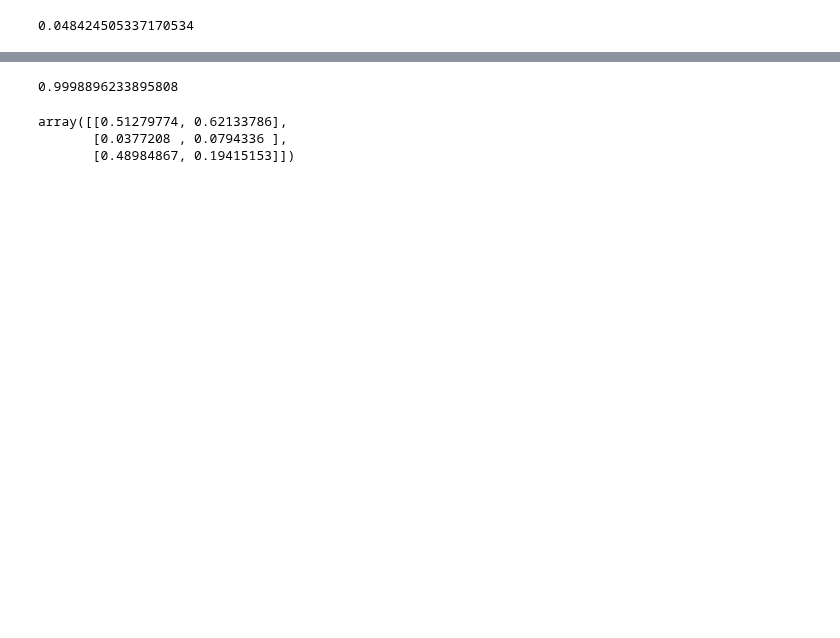
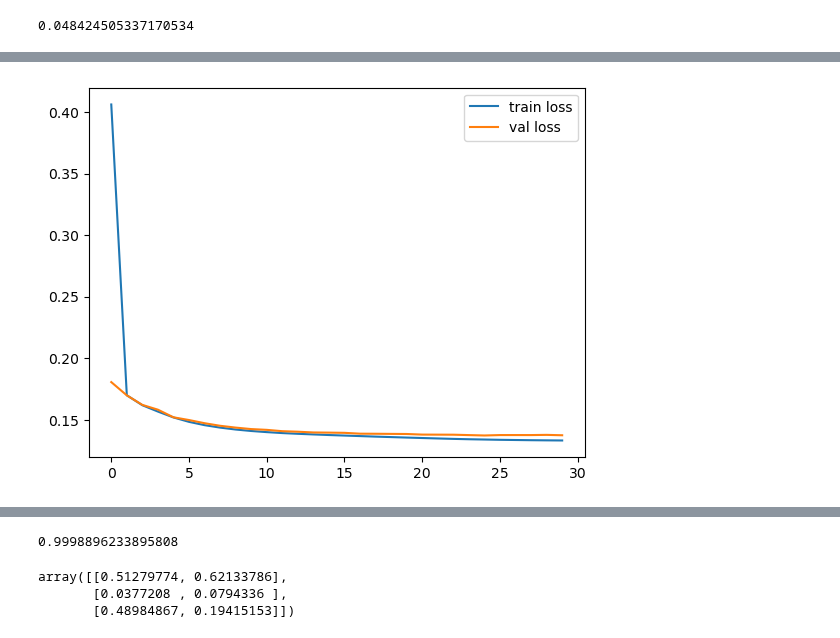
Before and after one commit to glory-99/simulation-based-inference, a Jupyter notebook: simplified_exp.ipynb, the cells around one changed output, grey strips where cells are left out. Cells and saved outputs as stored; diff of their text form; code cells hidden in the pictures; blank space fills up the shorter version.

```diff
--- a/simplified_exp.ipynb
+++ b/simplified_exp.ipynb
@@ -166,0 +273,11 @@ print(cumulative_prob(7, y, c, theta, a, sigma))
+# %%
+y = -5
+theta = 0.05
+a = 10
+sigma = 1
+c = compute_c(y, theta, a, sigma)
+print(c)
+print(cumulative_prob(-10, y, c, theta, a, sigma))
+print(cumulative_prob(10, y, c, theta, a, sigma))
+print(cumulative_prob(-6.96, y, c, theta, a, sigma))
+print(cumulative_prob(-3.03, y, c, theta, a, sigma))
@@ -186,13 +316,13 @@ class Generator_eye(object):
         beta = np.zeros((n, self.p))
         beta[gamma == 1] = rng.rand(np.sum(gamma == 1)) * scale + self.beta_range[0]
         beta[gamma == 0] = 0.
-        Y = beta@self.X.T + rng.randn(n, self.N)
+        Y = beta@self.X.T + rng.randn(n, self.p)
         return gamma, beta, Y
 # %%
 generator_eye = Generator_eye(p=200, theta=0.05, beta_range=(-10,10))
 # %%
 rng.seed(0)
-gamma_train, beta_train, Y_train = generator_eye.generate_samples(1000000)
+gamma_train, beta_train, Y_train = generator_eye.generate_samples(2000000)
 gamma_val, beta_val, Y_val = generator_eye.generate_samples(10000)
 # %%
 mean = Y_train.mean(0)
@@ -343,0 +474,4 @@ Val loss: 32.79289
+# %%
+show_loss(train_losses, val_losses)
+# %% [output]
+[figure, added]
```
Also changed, not shown: parts of 51 cells of this notebook, 3 other files.
